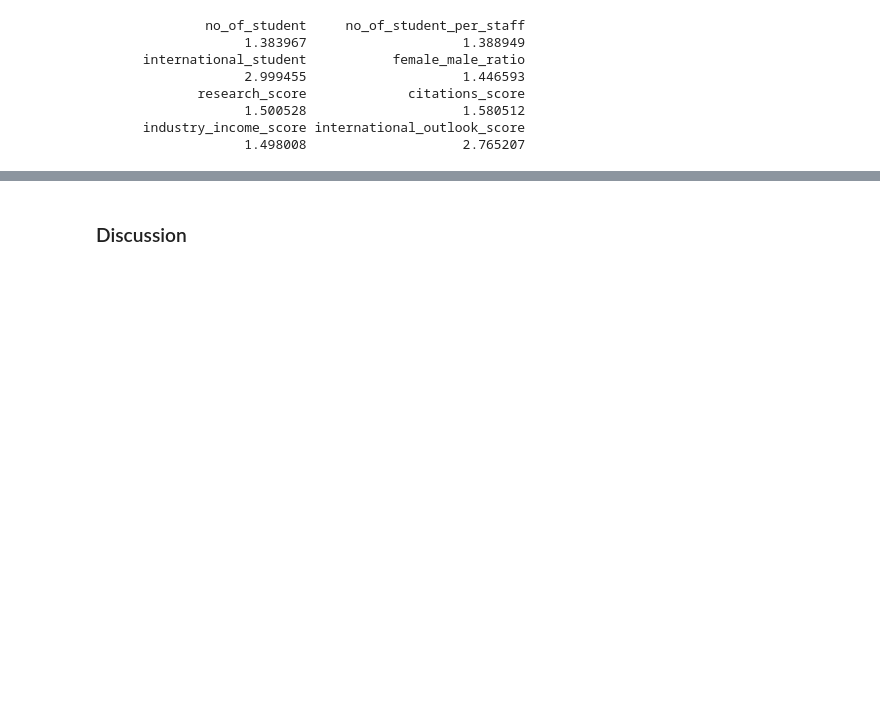
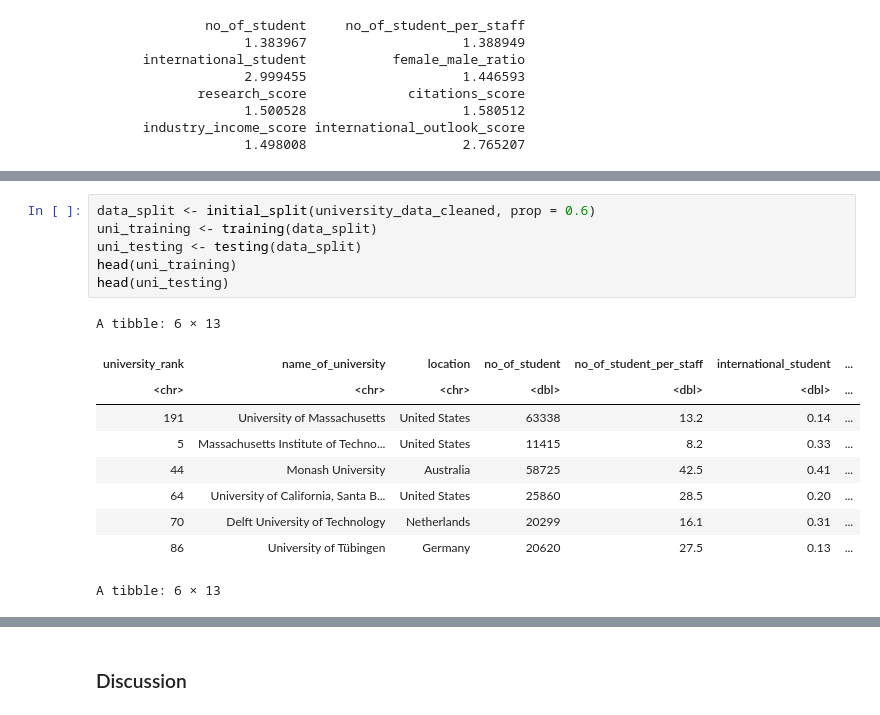
Before and after one commit to ayushtvora/stat-301-group-project, a Jupyter notebook: group_project_report.ipynb, the cells around one changed output, grey strips where cells are left out. Drawn from its saved outputs; the diff is of its cells as text; blank space fills up the shorter version.

```diff
--- a/group_project_report.ipynb
+++ b/group_project_report.ipynb
@@ -181,0 +173,17 @@ international_outlook_score
+# %%
+data_split <- initial_split(university_data_cleaned, prop = 0.6)
+uni_training <- training(data_split)
+uni_testing <- testing(data_split)
+head(uni_training)
+head(uni_testing)
+# %% [output]
+A tibble: 6 × 13
+| university_rank | name_of_university | location | no_of_student | no_of_student_per_staff | international_student | ... |
+| <chr> | <chr> | <chr> | <dbl> | <dbl> | <dbl> | ... |
+| 191 | University of Massachusetts | United States | 63338 | 13.2 | 0.14 | ... |
+| 5 | Massachusetts Institute of Techno... | United States | 11415 | 8.2 | 0.33 | ... |
+| 44 | Monash University | Australia | 58725 | 42.5 | 0.41 | ... |
+| 64 | University of California, Santa B... | United States | 25860 | 28.5 | 0.20 | ... |
+| 70 | Delft University of Technology | Netherlands | 20299 | 16.1 | 0.31 | ... |
+| 86 | University of Tübingen | Germany | 20620 | 27.5 | 0.13 | ... |
+A tibble: 6 × 13
```
Also changed, not shown: parts of 10 cells of this notebook.
